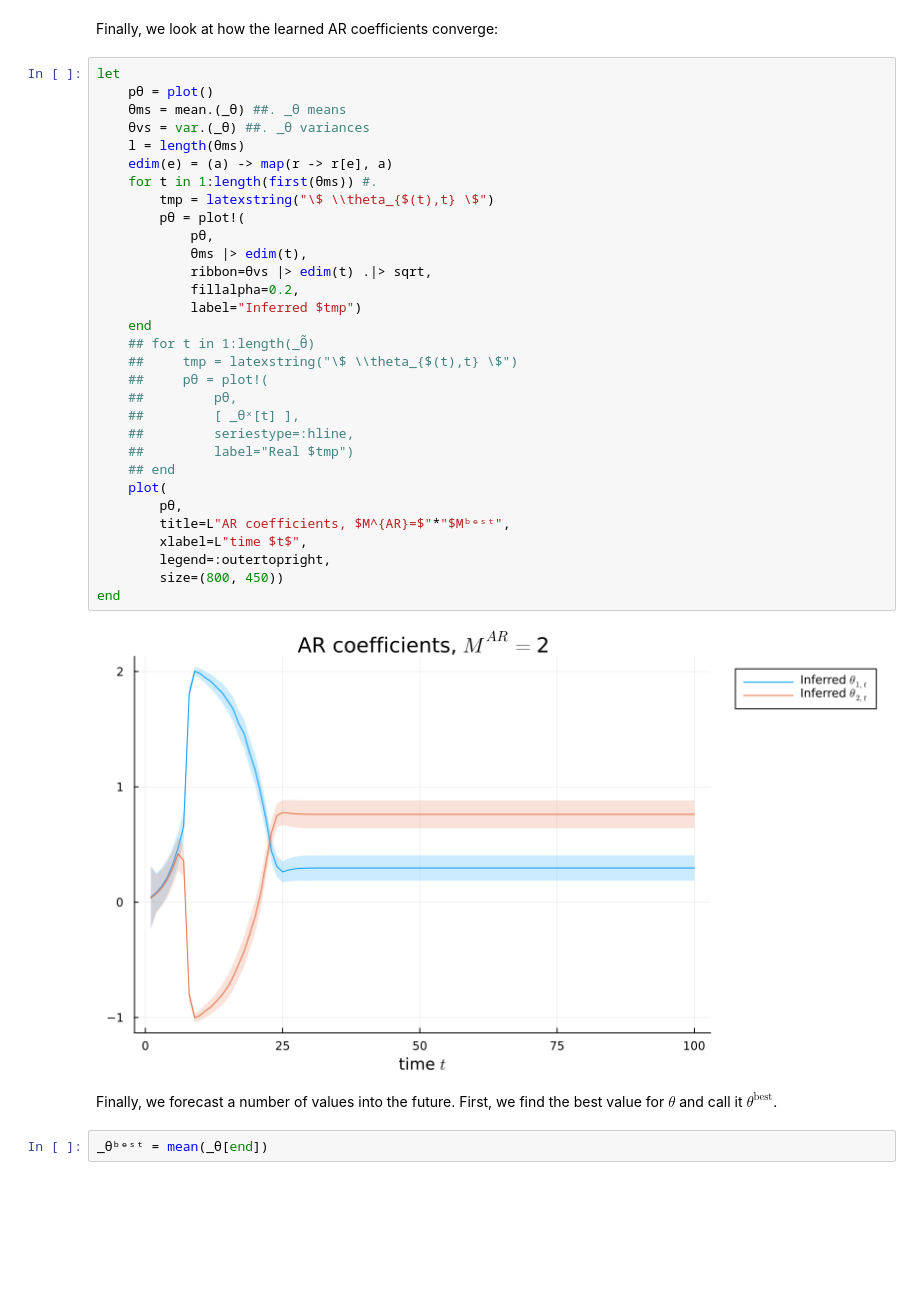
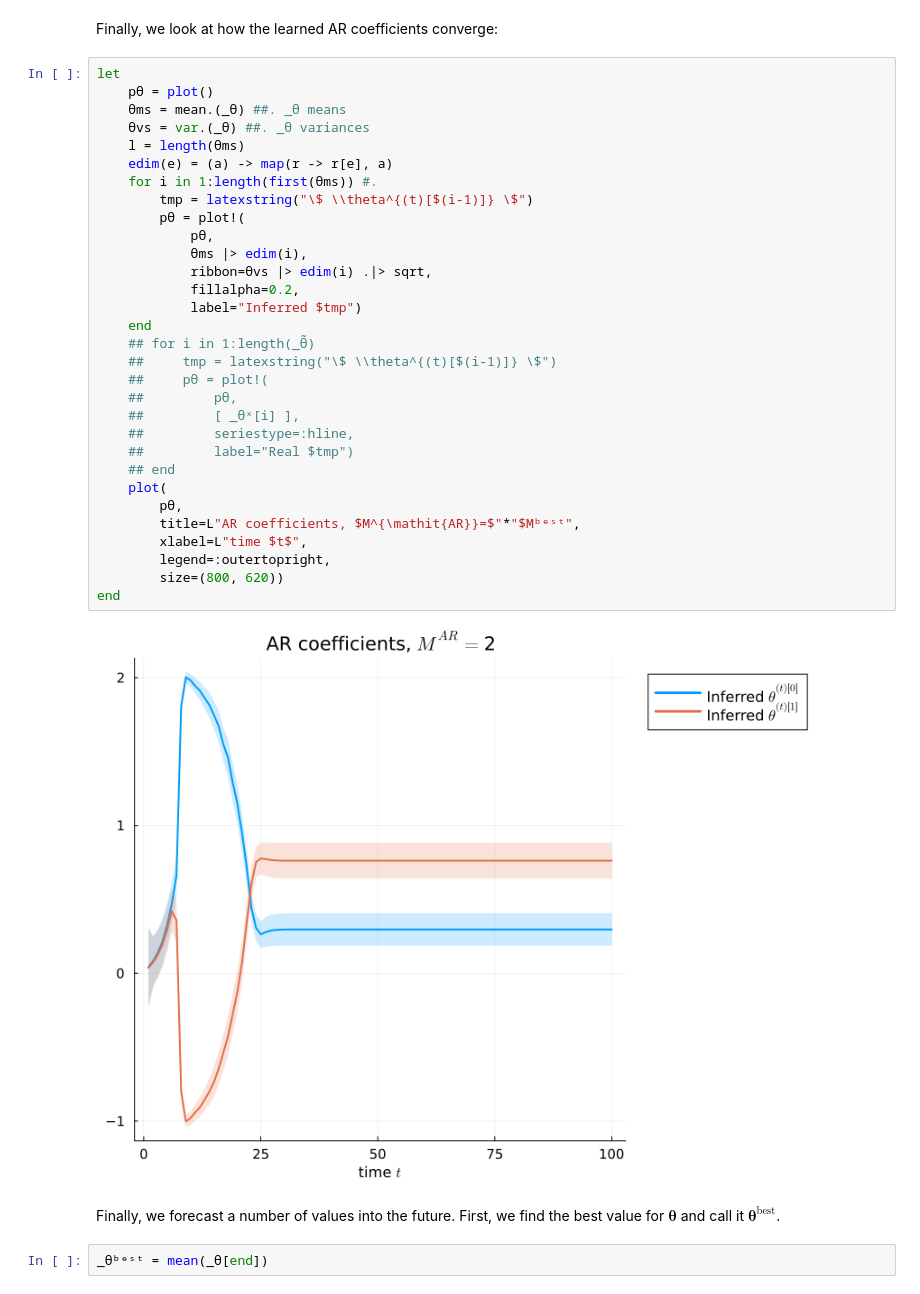
Before and after one commit to LearnableLoopAI/SalesForecastingWithTVAR-AR4, a Jupyter notebook: SalesForecastingWithTVAR-AR4_PORT.ipynb, the cells around one changed output. Cells and saved outputs as stored; diff of their text form; blank space fills up the shorter version.

```diff
--- a/SalesForecastingWithTVAR-AR4_PORT.ipynb
+++ b/SalesForecastingWithTVAR-AR4_PORT.ipynb
@@ -548,38 +599,38 @@ Finally, we look at how the learned AR coefficients converge:
 # %%
 let
     pθ = plot()
     θms = mean.(_θ) ##. _θ means
     θvs = var.(_θ) ##. _θ variances
     l = length(θms)
     edim(e) = (a) -> map(r -> r[e], a)
-    for t in 1:length(first(θms)) #.
-        tmp = latexstring("\$ \\theta_{$(t),t} \$")
+    for i in 1:length(first(θms)) #.
+        tmp = latexstring("\$ \\theta^{(t)[$(i-1)]} \$")
         pθ = plot!(
             pθ,
-            θms |> edim(t),
-            ribbon=θvs |> edim(t) .|> sqrt,
+            θms |> edim(i),
+            ribbon=θvs |> edim(i) .|> sqrt,
             fillalpha=0.2,
             label="Inferred $tmp")
     end
-    ## for t in 1:length(_θ̃)
-    ##     tmp = latexstring("\$ \\theta_{$(t),t} \$")
+    ## for i in 1:length(_θ̃)
+    ##     tmp = latexstring("\$ \\theta^{(t)[$(i-1)]} \$")
     ##     pθ = plot!(
     ##         pθ,
-    ##         [ _θˣ[t] ],
+    ##         [ _θˣ[i] ],
     ##         seriestype=:hline,
     ##         label="Real $tmp")
     ## end
     plot(
         pθ,
-        title=L"AR coefficients, $M^{AR}=$"*"$Mᵇᵉˢᵗ",
+        title=L"AR coefficients, $M^{\mathit{AR}}=$"*"$Mᵇᵉˢᵗ",
         xlabel=L"time $t$",
         legend=:outertopright,
-        size=(800, 450))
+        size=(800, 620))
 end
 # %% [output]
-[figure, old version]
+[figure, new version]
 # %% [markdown]
-Finally, we forecast a number of values into the future. First, we find the best value for $\theta$ and call it $\theta^{\mathrm{best}}$.
+Finally, we forecast a number of values into the future. First, we find the best value for $\boldsymbol{\theta}$ and call it $\boldsymbol{\theta}^{\mathrm{best}}$.
 # %%
 _θᵇᵉˢᵗ = mean(_θ[end])
 # %% [output]
```
Also changed, not shown: parts of 17 cells of this notebook, 3 other files.
